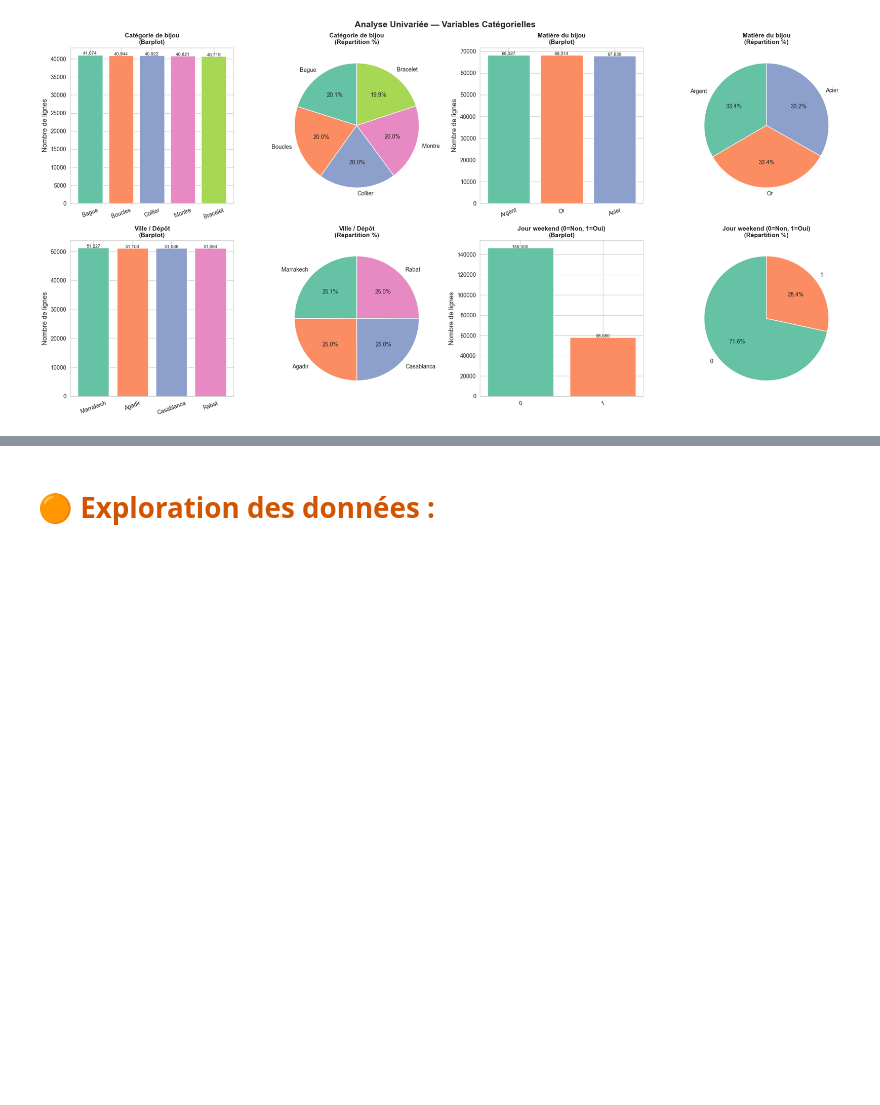
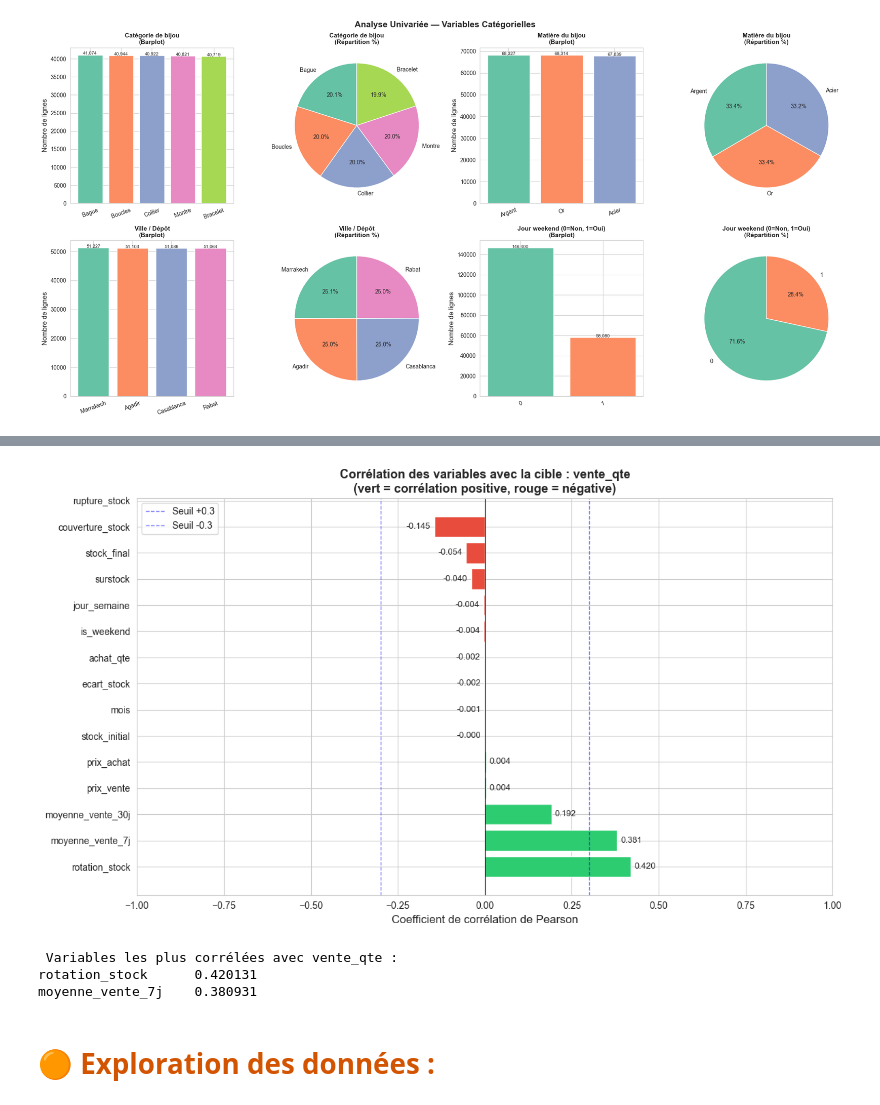
Before and after one commit to salmaIKSOD/Intelligent-Stock-Optimization-Platform, a Jupyter notebook: Notebooks/Stock.ipynb, the cells around one changed output, grey strips where cells are left out. Drawn from its saved outputs; the diff is of its cells as text; code cells hidden in the pictures; blank space fills up the shorter version.

```diff
--- a/Notebooks/Stock.ipynb
+++ b/Notebooks/Stock.ipynb
@@ -581,3 +614,34 @@ plt.show()
+# %%
+# ── Corrélations avec la variable cible (vente_qte) — triées
+corr_target = corr_matrix['vente_qte'].drop('vente_qte').sort_values(ascending=False)
+
+colors = ['#2ecc71' if v > 0 else '#e74c3c' for v in corr_target.values]
+
+plt.figure(figsize=(12, 7))
+bars = plt.barh(corr_target.index, corr_target.values, color=colors, edgecolor='white')
+plt.axvline(0, color='black', linewidth=0.8)
+plt.axvline( 0.3, color='blue',  linestyle='--', linewidth=1, alpha=0.5, label='Seuil +0.3')
+plt.axvline(-0.3, color='blue',  linestyle='--', linewidth=1, alpha=0.5, label='Seuil -0.3')
+plt.title('Corrélation des variables avec la cible : vente_qte\n(vert = corrélation positive, rouge = négative)',
+          fontsize=13, fontweight='bold')
+plt.xlabel('Coefficient de corrélation de Pearson')
+plt.xlim(-1, 1)
+for bar, val in zip(bars, corr_target.values):
+    plt.text(val + 0.01 if val >= 0 else val - 0.01,
+             bar.get_y() + bar.get_height()/2,
+             f'{val:.3f}', va='center', ha='left' if val >= 0 else 'right', fontsize=9)
+plt.legend()
+plt.tight_layout()
+plt.savefig('phase1_correlation_target.png', bbox_inches='tight', dpi=150)
+plt.show()
+
+print('\n Variables les plus corrélées avec vente_qte :')
+print(corr_target[corr_target.abs() > 0.2].to_string())
+# %% [output]
+[figure, added]
+ Variables les plus corrélées avec vente_qte :
+rotation_stock      0.420131
+moyenne_vente_7j    0.380931
 # %% [markdown]
 <h1 style="color: #D35400; font-weight: bold; font-family: 'Times New Roman';">🟠 Exploration des données :</h1>
 # %% [markdown]
```
Also changed, not shown: parts of 3 cells of this notebook, 2 other files.
